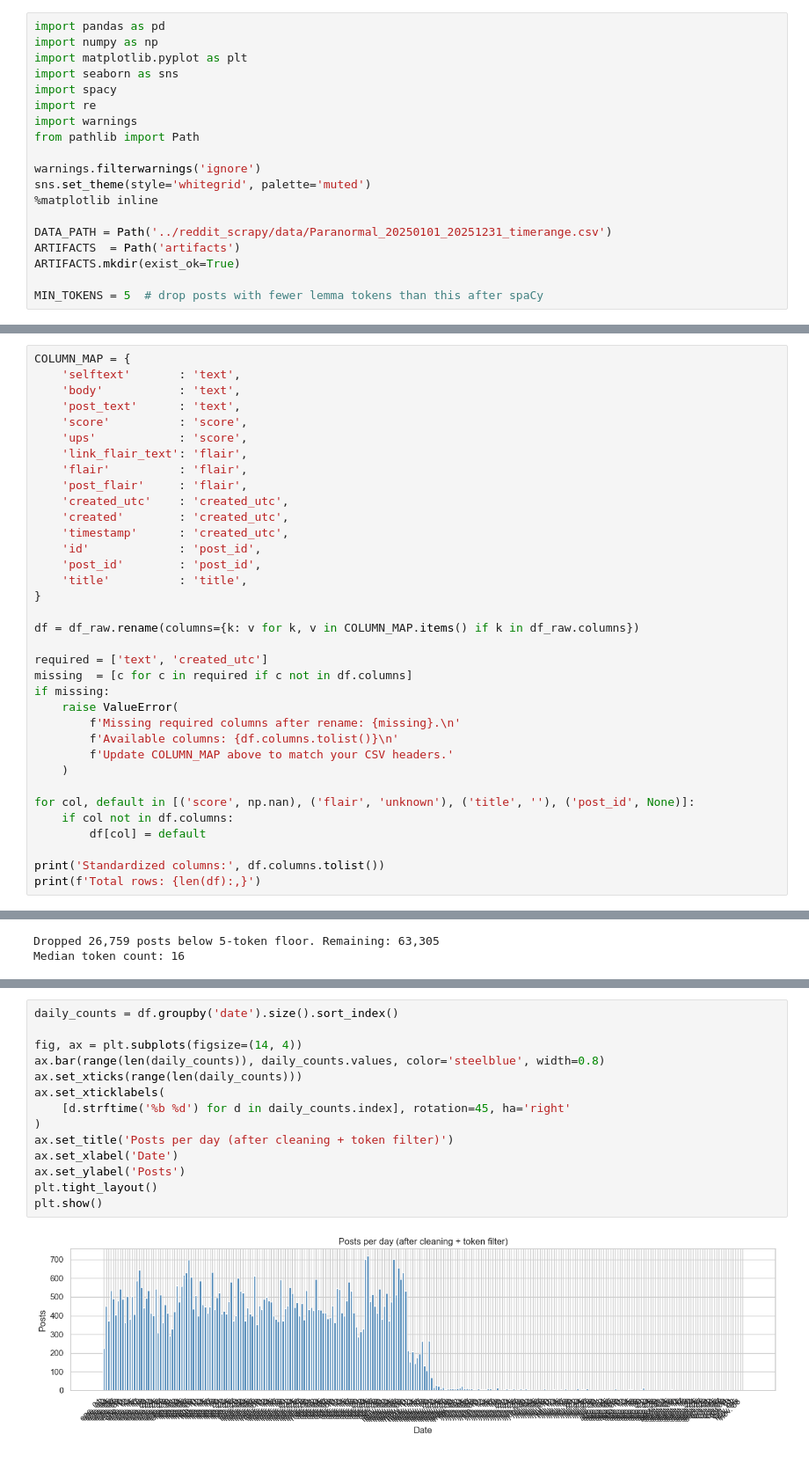
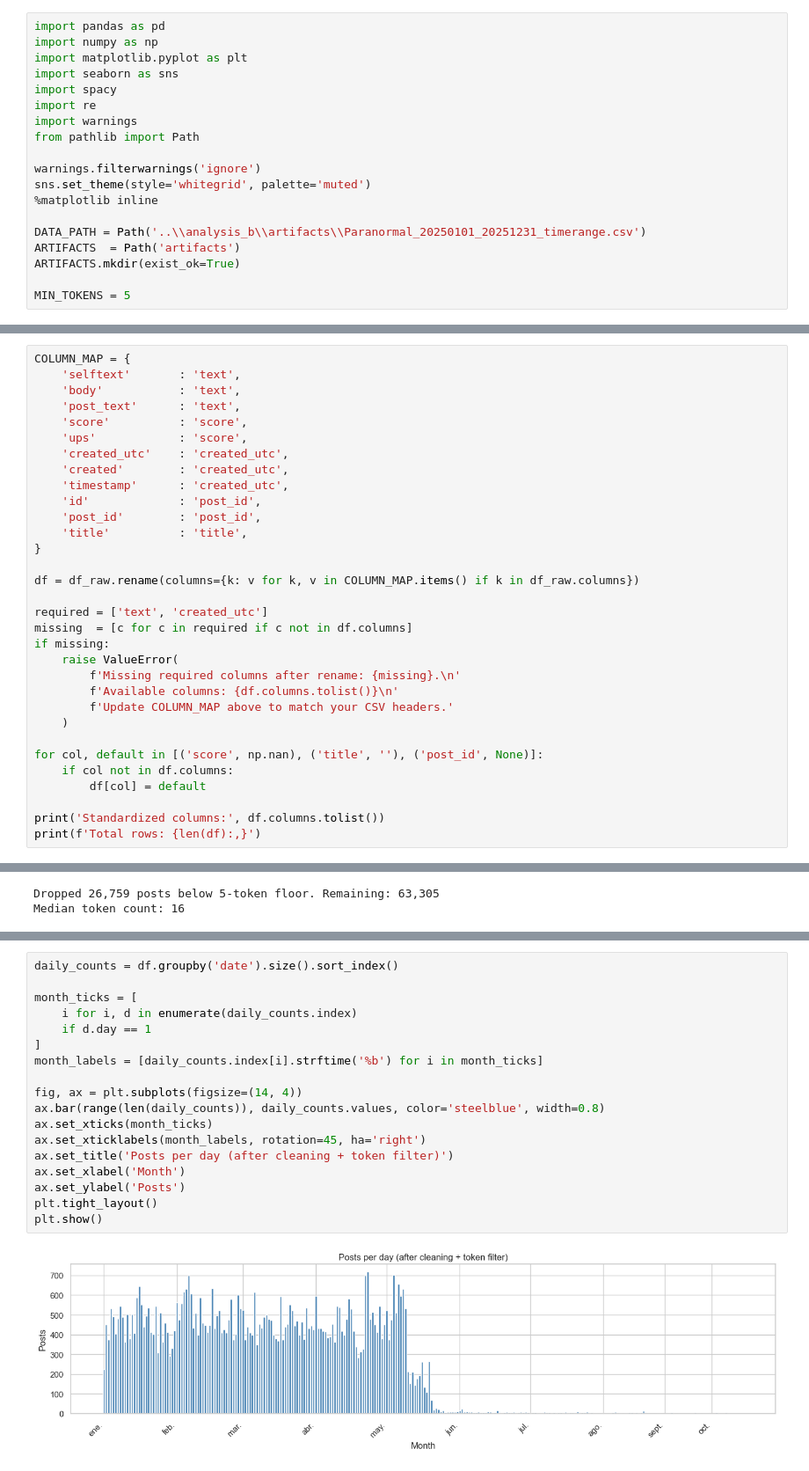
Before and after one commit to brrxs/Paranormal, a Jupyter notebook: 01_data.ipynb, the cells around one changed output, grey strips where cells are left out. Shown at 88% size. Cells and saved outputs as stored; diff of their text form.

Commit message:
tunning teh data cleaning notebook

```diff
--- a/01_data.ipynb
+++ b/01_data.ipynb
@@ -19,11 +19,11 @@ warnings.filterwarnings('ignore')
 sns.set_theme(style='whitegrid', palette='muted')
 %matplotlib inline
 
-DATA_PATH = Path('../reddit_scrapy/data/Paranormal_20250101_20251231_timerange.csv')
+DATA_PATH = Path('..\\analysis_b\\artifacts\\Paranormal_20250101_20251231_timerange.csv')
 ARTIFACTS  = Path('artifacts')
 ARTIFACTS.mkdir(exist_ok=True)
 
-MIN_TOKENS = 5  # drop posts with fewer lemma tokens than this after spaCy
+MIN_TOKENS = 5
 # %% [markdown]
 ## 1. Load & Inspect
 # %%
@@ -47,9 +47,6 @@ COLUMN_MAP = {
     'post_text'      : 'text',
     'score'          : 'score',
     'ups'            : 'score',
-    'link_flair_text': 'flair',
-    'flair'          : 'flair',
-    'post_flair'     : 'flair',
     'created_utc'    : 'created_utc',
     'created'        : 'created_utc',
     'timestamp'      : 'created_utc',
@@ -69,7 +66,7 @@ if missing:
         f'Update COLUMN_MAP above to match your CSV headers.'
     )
 
-for col, default in [('score', np.nan), ('flair', 'unknown'), ('title', ''), ('post_id', None)]:
+for col, default in [('score', np.nan), ('title', ''), ('post_id', None)]:
     if col not in df.columns:
         df[col] = default
 
@@ -276,16 +271,20 @@ Months present: ['2025-01', '2025-02', '2025-03', '2025-04', '2025-05', '2025-06
 # %%
 daily_counts = df.groupby('date').size().sort_index()
 
+month_ticks = [
+    i for i, d in enumerate(daily_counts.index)
+    if d.day == 1
+]
+month_labels = [daily_counts.index[i].strftime('%b') for i in month_ticks]
+
 fig, ax = plt.subplots(figsize=(14, 4))
 ax.bar(range(len(daily_counts)), daily_counts.values, color='steelblue', width=0.8)
-ax.set_xticks(range(len(daily_counts)))
-ax.set_xticklabels(
-    [d.strftime('%b %d') for d in daily_counts.index], rotation=45, ha='right'
-)
+ax.set_xticks(month_ticks)
+ax.set_xticklabels(month_labels, rotation=45, ha='right')
 ax.set_title('Posts per day (after cleaning + token filter)')
-ax.set_xlabel('Date')
+ax.set_xlabel('Month')
 ax.set_ylabel('Posts')
 plt.tight_layout()
 plt.show()
 # %% [output]
-[figure, old version]
+[figure, new version]
```
Also changed, not shown: parts of 14 cells of this notebook.
